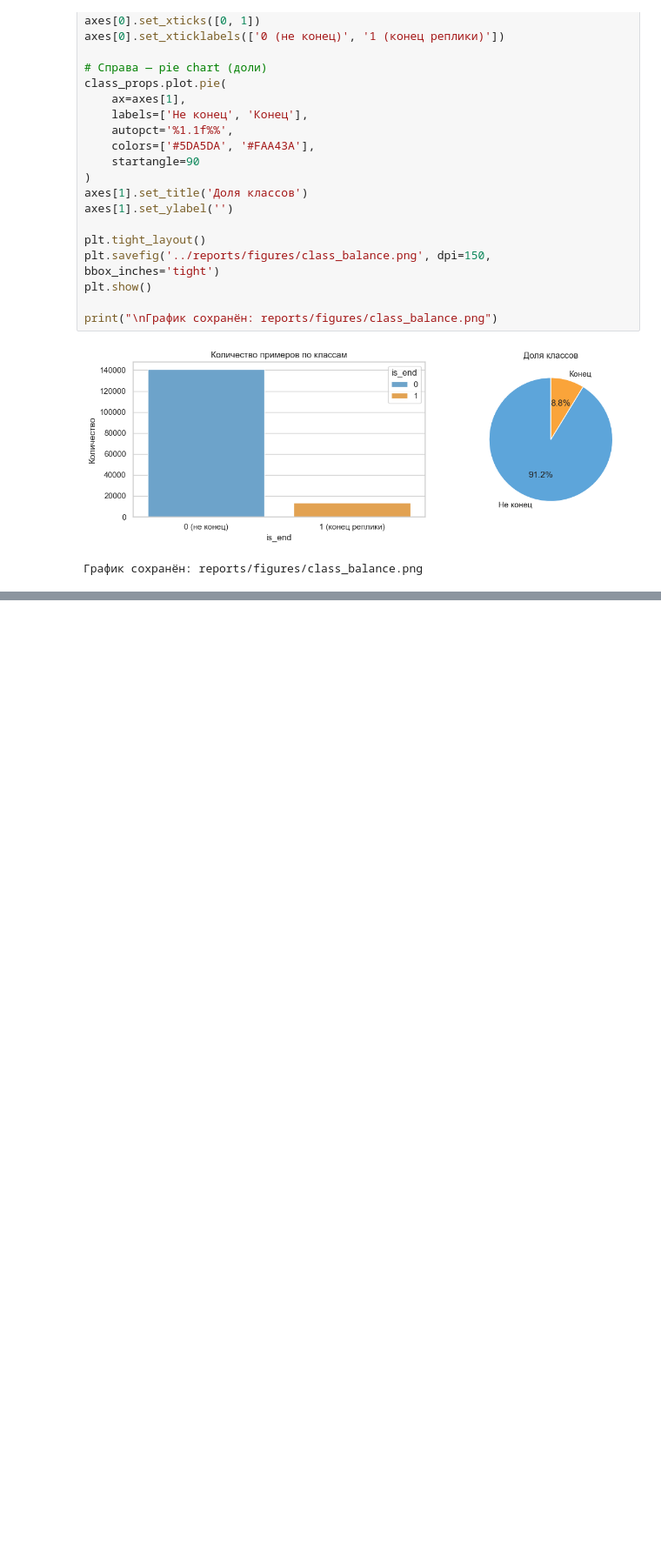
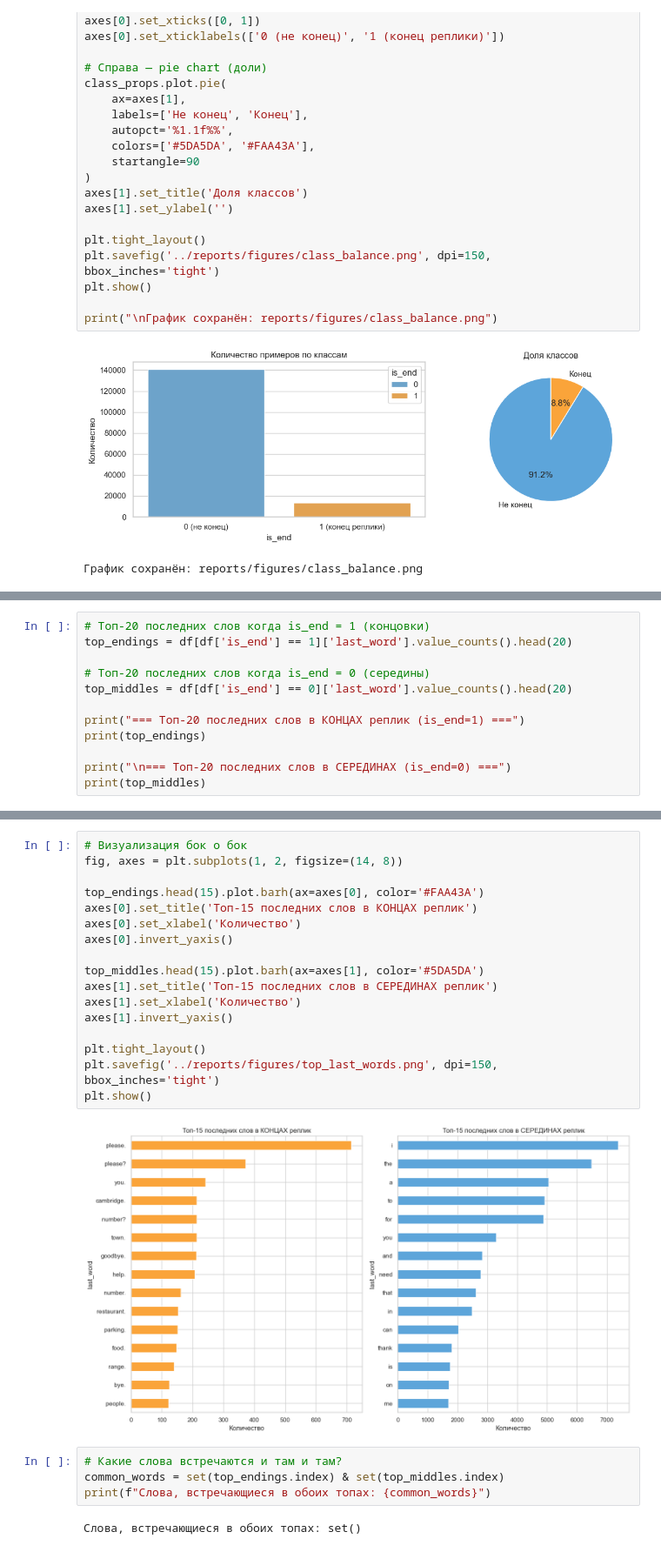
Before and after one commit to bukenov/turn-detector, a Jupyter notebook: notebooks/01_eda.ipynb, the cells around one changed output, grey strips where cells are left out. Shown at 87% size. Cells and saved outputs as stored; diff of their text form; blank space fills up the shorter version.

```diff
--- a/notebooks/01_eda.ipynb
+++ b/notebooks/01_eda.ipynb
@@ -315,0 +366,12 @@ print("\nГрафик сохранён: reports/figures/class_balance.png")
+# %%
+# Топ-20 последних слов когда is_end = 1 (концовки)
+top_endings = df[df['is_end'] == 1]['last_word'].value_counts().head(20)
+
+# Топ-20 последних слов когда is_end = 0 (середины)
+top_middles = df[df['is_end'] == 0]['last_word'].value_counts().head(20)
+
+print("=== Топ-20 последних слов в КОНЦАХ реплик (is_end=1) ===")
+print(top_endings)
+
+print("\n=== Топ-20 последних слов в СЕРЕДИНАХ (is_end=0) ===")
+print(top_middles)
@@ -315,0 +396,25 @@ print("\nГрафик сохранён: reports/figures/class_balance.png")
+# %%
+# Визуализация бок о бок
+fig, axes = plt.subplots(1, 2, figsize=(14, 8))
+
+top_endings.head(15).plot.barh(ax=axes[0], color='#FAA43A')
+axes[0].set_title('Топ-15 последних слов в КОНЦАХ реплик')
+axes[0].set_xlabel('Количество')
+axes[0].invert_yaxis()
+
+top_middles.head(15).plot.barh(ax=axes[1], color='#5DA5DA')
+axes[1].set_title('Топ-15 последних слов в СЕРЕДИНАХ реплик')
+axes[1].set_xlabel('Количество')
+axes[1].invert_yaxis()
+
+plt.tight_layout()
+plt.savefig('../reports/figures/top_last_words.png', dpi=150, bbox_inches='tight')
+plt.show()
+# %% [output]
+[figure, added]
+# %%
+# Какие слова встречаются и там и там?
+common_words = set(top_endings.index) & set(top_middles.index)
+print(f"Слова, встречающиеся в обоих топах: {common_words}")
+# %% [output]
+Слова, встречающиеся в обоих топах: set()
```
Also changed, not shown: parts of 3 cells of this notebook, 4 other files.
